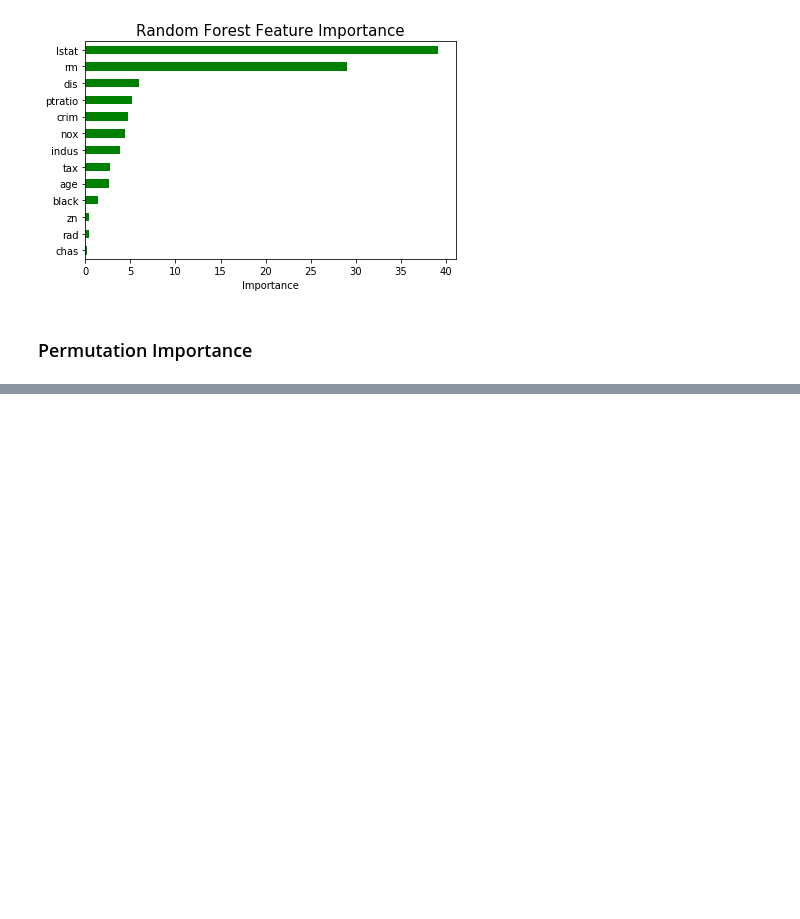
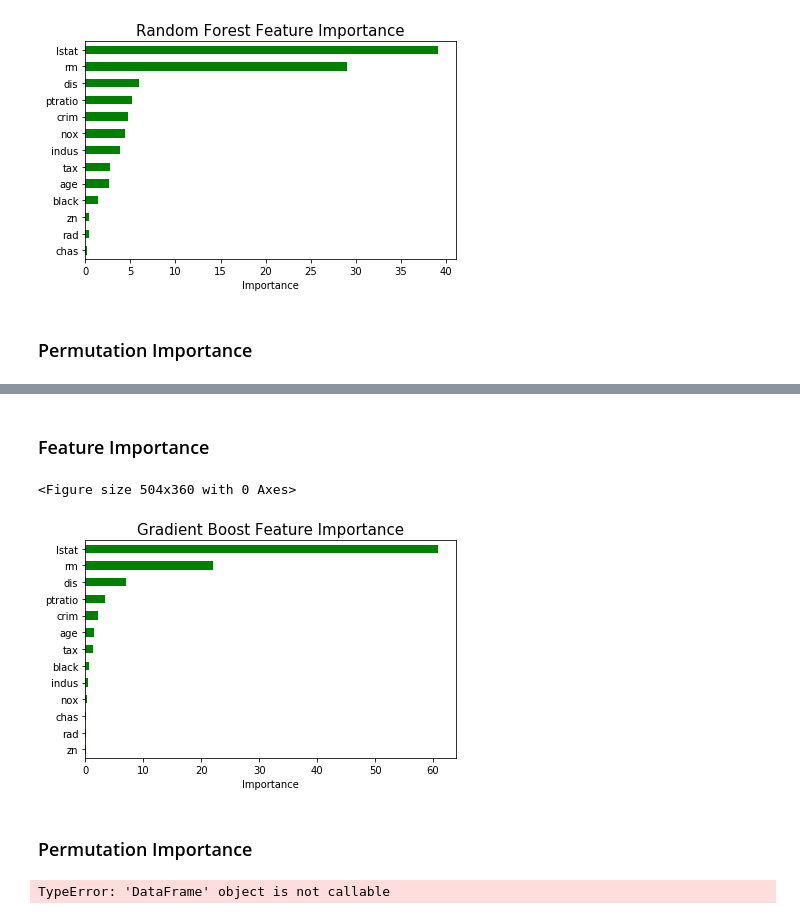
Before and after one commit to Morgan-Sell/islr-labs-exercises-python, a Jupyter notebook: labs/08_tree_based_methods.ipynb, the cells around one changed output, grey strips where cells are left out. Cells and saved outputs as stored; diff of their text form; code cells hidden in the pictures; blank space fills up the shorter version.

```diff
--- a/labs/08_tree_based_methods.ipynb
+++ b/labs/08_tree_based_methods.ipynb
@@ -297,0 +309,22 @@ permutation_importance
+# %% [markdown]
+### Feature Importance
+# %%
+feature_importance = pd.DataFrame({'importance': regr4.feature_importances_*100}, index=X.columns)
+feature_importance.sort_values('importance', axis=0, ascending=True, inplace=True)
+
+plt.figure(figsize=(7,5))
+feature_importance.plot(kind='barh', color='g', legend=False)
+plt.title('Gradient Boost Feature Importance', fontsize=15)
+plt.xlabel('Importance')
+plt.tight_layout();
+# %% [output]
+<Figure size 504x360 with 0 Axes>
+[figure, added]
+# %% [markdown]
+### Permutation Importance
+# %%
+results = permutation_importance(regr4, X_test, y_test, n_repeats=10, random_state=1, n_jobs=-1)
+permutation_importance = pd.DataFrame({'importance': results.importances_mean*100}, index=X.columns)
+permutation_importance.sort_values('importance', axis=0, ascending=True, inplace=True)
+# %% [output]
+TypeError: 'DataFrame' object is not callable
```
Also changed, not shown: parts of 7 cells of this notebook.
